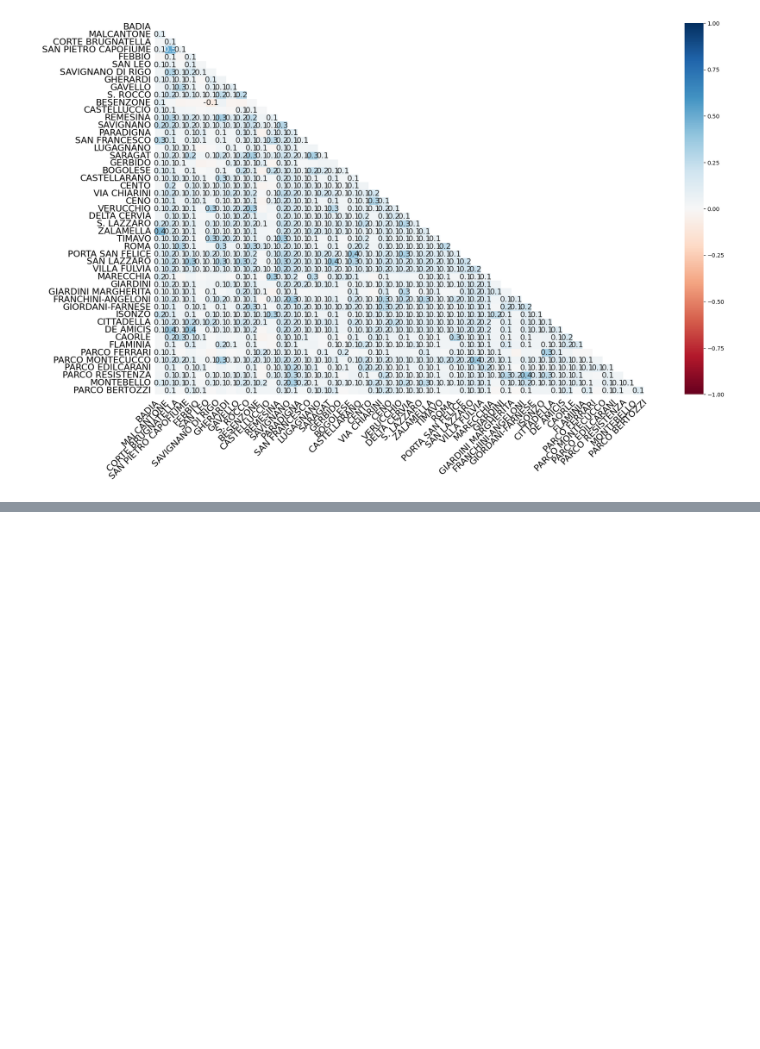
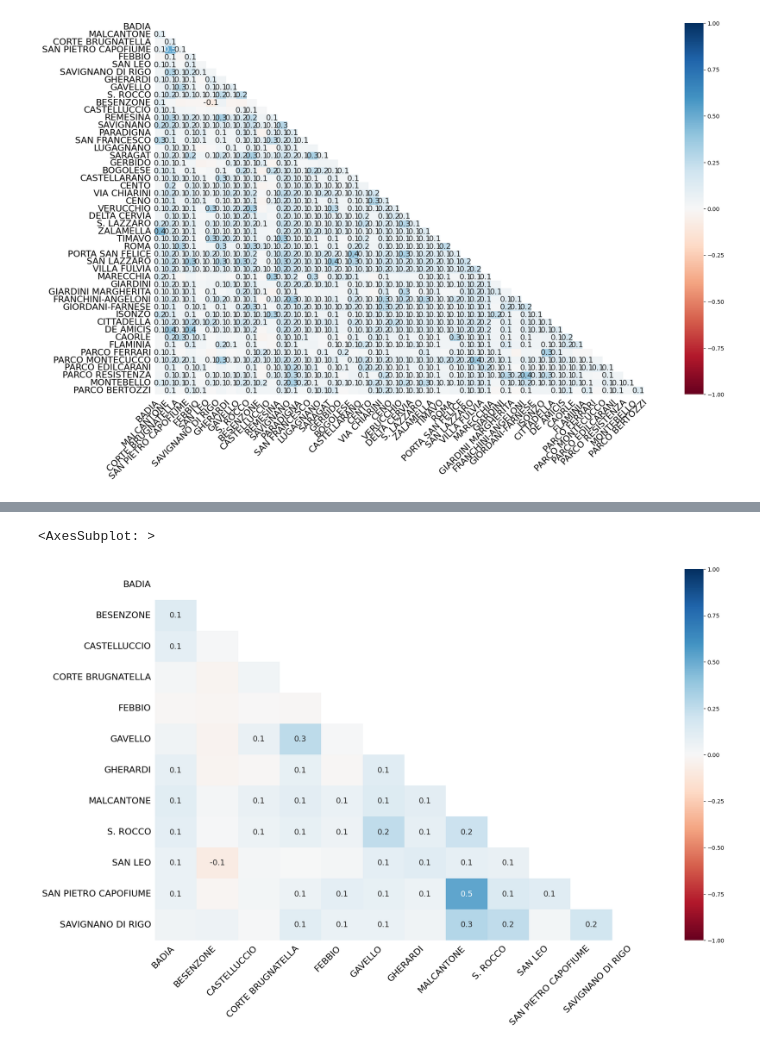
Before and after one commit to CostanzaCantalini/bayes_colab, a Jupyter notebook: data/heatmap_nans.ipynb, the cells around one changed output, grey strips where cells are left out. Cells and saved outputs as stored; diff of their text form; code cells hidden in the pictures; blank space fills up the shorter version.

Commit message:
Aggiunto anche separatamente per stazioni rurali e non rurali

```diff
--- a/data/heatmap_nans.ipynb
+++ b/data/heatmap_nans.ipynb
@@ -149,3 +148,12 @@ missingno.heatmap(df_with_stations_as_cols)
 # %% [output]
 <AxesSubplot: >
 [figure]
+# %%
+aux_df = final_df.copy()
+aux_df = aux_df[aux_df['TipoArea'] == 'Rurale']
+aux_df = aux_df[['Stazione']]
+aux_df.drop_duplicates(inplace=True)
+
+lista_stazioni_rurali = []
+for val in aux_df.values.tolist():
+    lista_stazioni_rurali.append(val[0])
@@ -151,0 +190,5 @@ missingno.heatmap(df_with_stations_as_cols)
+# %%
+missingno.heatmap(df_with_stations_as_cols[lista_stazioni_rurali])
+# %% [output]
+<AxesSubplot: >
+[figure, added]
```
Also changed, not shown: parts of 6 cells of this notebook.
